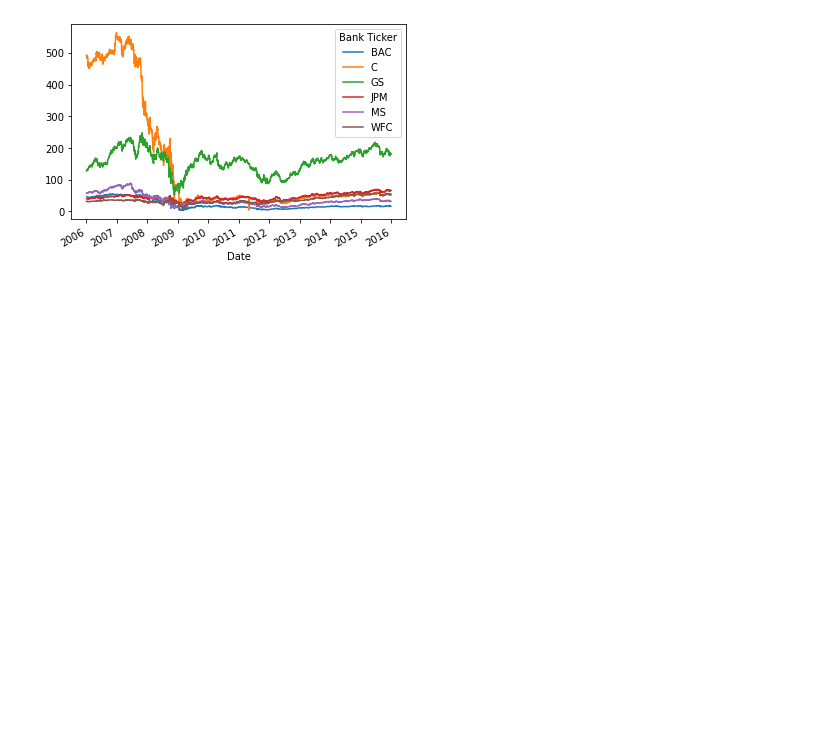
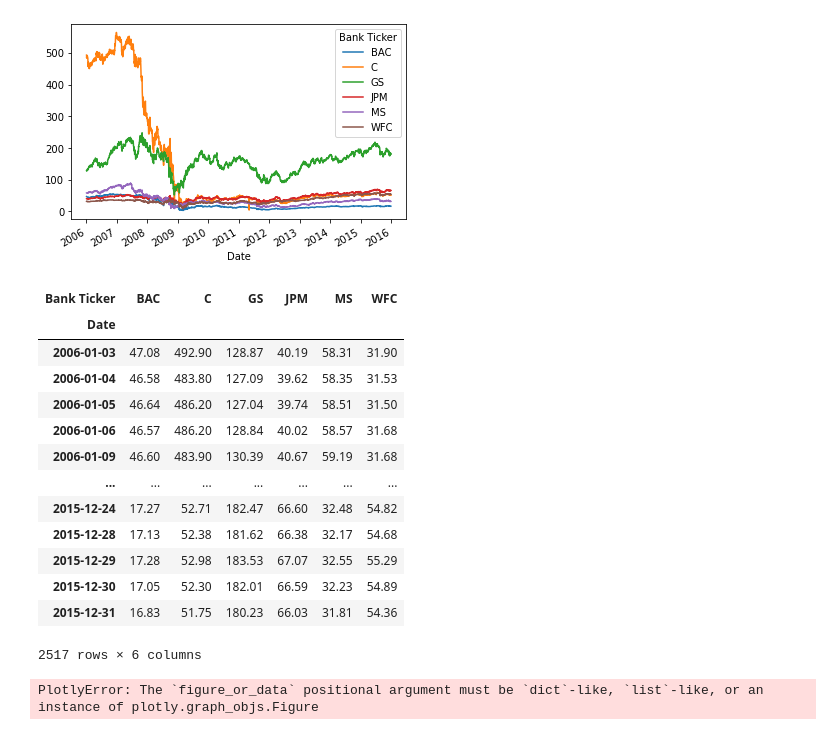
Before and after one commit to pradhan-asish/Capstone-Projects, a Jupyter notebook: Capstone-Project-All_Banks.ipynb, the cells around one changed output. Drawn from its saved outputs; the diff is of its cells as text; code cells hidden in the pictures; blank space fills up the shorter version.

```diff
--- a/Capstone-Project-All_Banks.ipynb
+++ b/Capstone-Project-All_Banks.ipynb
@@ -193,3 +194,24 @@ all_bank.xs(key='Close',axis=1,level='Stock Info').plot()
 # %% [output]
 <AxesSubplot:xlabel='Date'>
 [figure]
+# %%
+all_bank.xs(key='Close',axis=1,level='Stock Info')
+# %% [output]
+| Bank Ticker | BAC | C | GS | JPM | MS | WFC |
+| Date |  |  |  |  |  |  |
+| 2006-01-03 | 47.08 | 492.90 | 128.87 | 40.19 | 58.31 | 31.90 |
+| 2006-01-04 | 46.58 | 483.80 | 127.09 | 39.62 | 58.35 | 31.53 |
+| 2006-01-05 | 46.64 | 486.20 | 127.04 | 39.74 | 58.51 | 31.50 |
+| 2006-01-06 | 46.57 | 486.20 | 128.84 | 40.02 | 58.57 | 31.68 |
+| 2006-01-09 | 46.60 | 483.90 | 130.39 | 40.67 | 59.19 | 31.68 |
+| ... | ... | ... | ... | ... | ... | ... |
+| 2015-12-24 | 17.27 | 52.71 | 182.47 | 66.60 | 32.48 | 54.82 |
+| 2015-12-28 | 17.13 | 52.38 | 181.62 | 66.38 | 32.17 | 54.68 |
+| 2015-12-29 | 17.28 | 52.98 | 183.53 | 67.07 | 32.55 | 55.29 |
+| 2015-12-30 | 17.05 | 52.30 | 182.01 | 66.59 | 32.23 | 54.89 |
+| 2015-12-31 | 16.83 | 51.75 | 180.23 | 66.03 | 31.81 | 54.36 |
+2517 rows × 6 columns
+# %%
+iplot(all_bank.xs(key='Close',axis=1,level='Stock Info'))
+# %% [output]
+PlotlyError: The `figure_or_data` positional argument must be `dict`-like, `list`-like, or an instance of plotly.graph_objs.Figure
```
Also changed, not shown: parts of 1 cell of this notebook.
